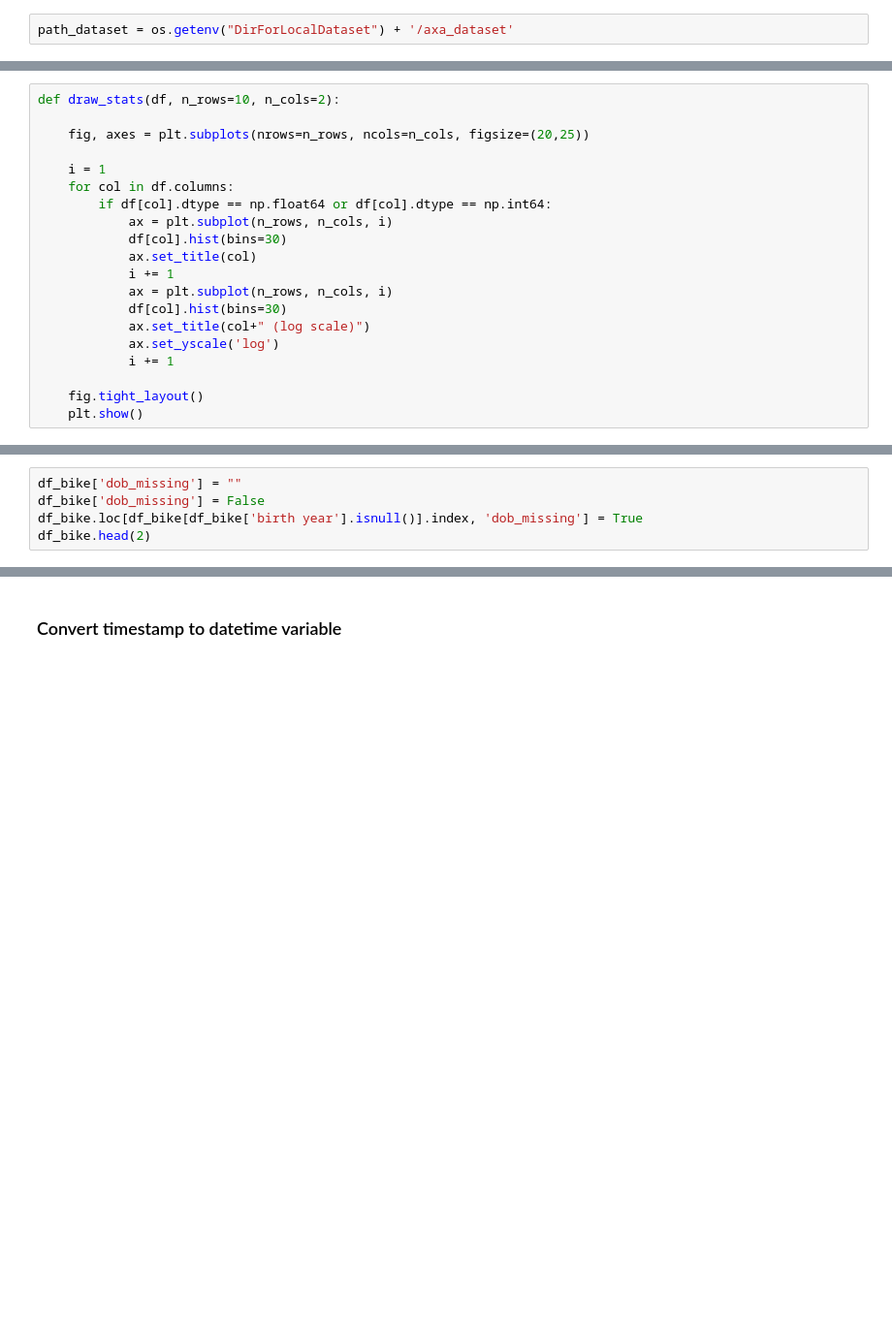
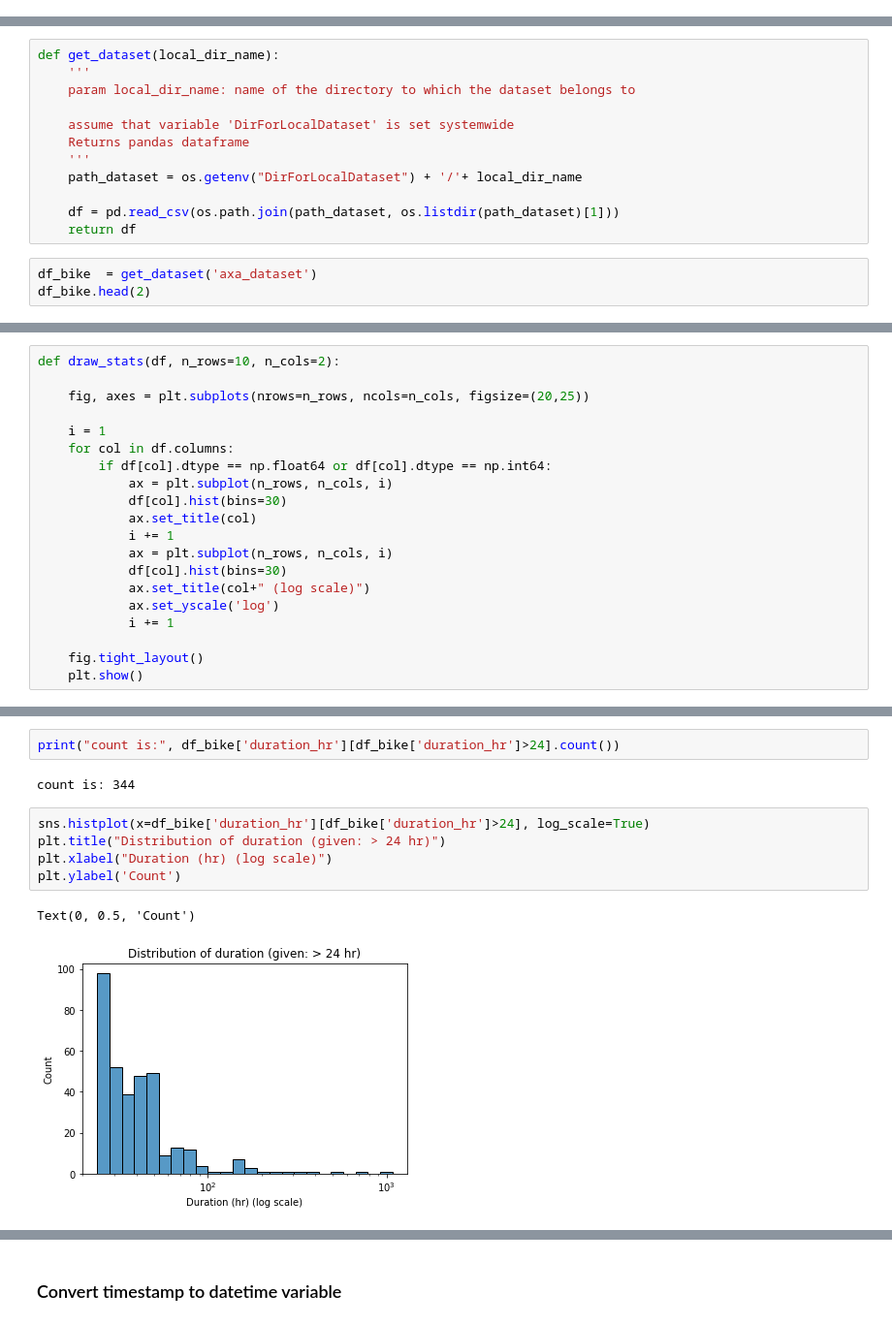
Before and after one commit to poojasaxena/machinelearning_case_studies, a Jupyter notebook: nyc_bikesharing/nyc-bike-studies_2022.ipynb, the cells around one changed output, grey strips where cells are left out. Shown at 97% size. Saved outputs shown, nothing was run; the diff lists cells and outputs as text; blank space fills up the shorter version.

```diff
--- a/nyc_bikesharing/nyc-bike-studies_2022.ipynb
+++ b/nyc_bikesharing/nyc-bike-studies_2022.ipynb
@@ -32,4 +35,2 @@ from sklearn.model_selection import train_test_split
 # %% [markdown]
 ## upload dataset
-# %%
-path_dataset = os.getenv("DirForLocalDataset") + '/axa_dataset'
@@ -40,0 +37,15 @@ df_bike.head()
+# %%
+def get_dataset(local_dir_name):
+    '''
+    param local_dir_name: name of the directory to which the dataset belongs to
+
+    assume that variable 'DirForLocalDataset' is set systemwide
+    Returns pandas dataframe
+    '''
+    path_dataset = os.getenv("DirForLocalDataset") + '/'+ local_dir_name
+
+    df = pd.read_csv(os.path.join(path_dataset, os.listdir(path_dataset)[1]))
+    return df
+# %%
+df_bike  = get_dataset('axa_dataset')
+df_bike.head(2)
@@ -98,5 +121,0 @@ df_bike.isnull().sum() * 100 / len(df_bike)
-# %%
-df_bike['dob_missing'] = ""
-df_bike['dob_missing'] = False
-df_bike.loc[df_bike[df_bike['birth year'].isnull()].index, 'dob_missing'] = True
-df_bike.head(2)
@@ -110,0 +164,12 @@ df_bike[df_bike["dob_missing"]==True].groupby("usertype")["dob_missing"].count()
+# %%
+print("count is:", df_bike['duration_hr'][df_bike['duration_hr']>24].count())
+# %% [output]
+count is: 344
+# %%
+sns.histplot(x=df_bike['duration_hr'][df_bike['duration_hr']>24], log_scale=True)
+plt.title("Distribution of duration (given: > 24 hr)")
+plt.xlabel("Duration (hr) (log scale)")
+plt.ylabel('Count')
+# %% [output]
+Text(0, 0.5, 'Count')
+[figure, added]
```
Also changed, not shown: parts of 192 cells of this notebook.
